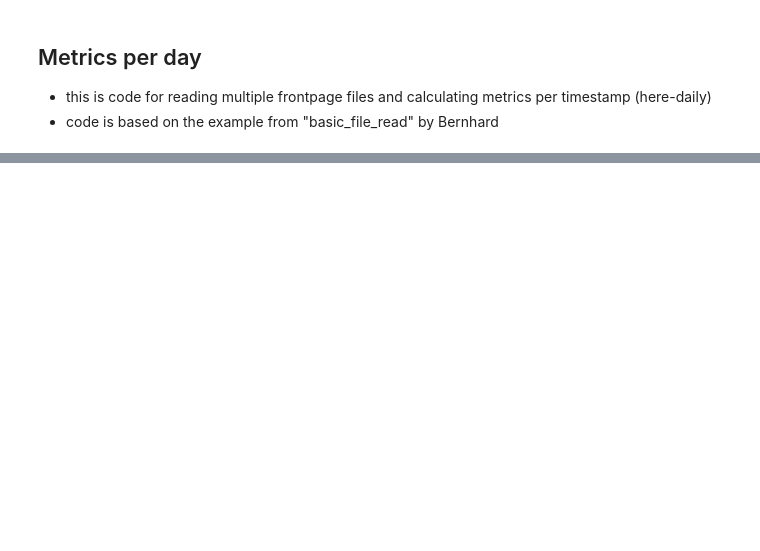
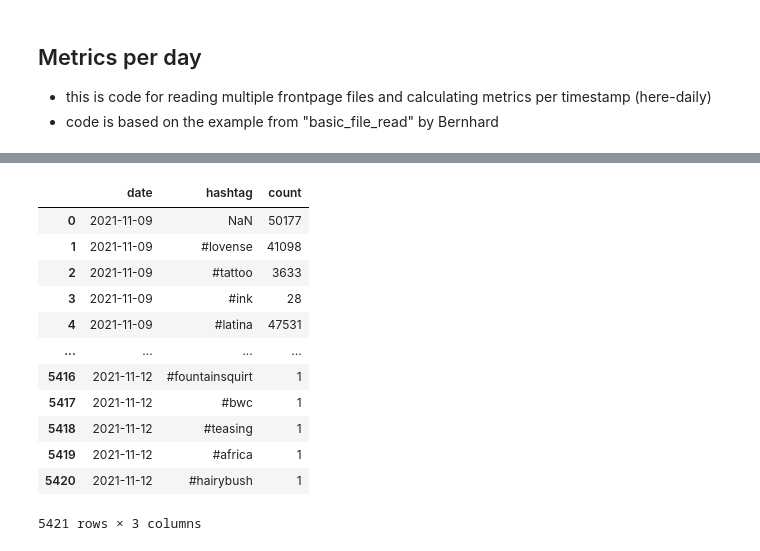
Before and after one commit to bernorieder/SexCams, a Jupyter notebook: timestamp_calc_day.ipynb, the cells around one changed output, grey strips where cells are left out. Saved outputs shown, nothing was run; the diff lists cells and outputs as text; code cells hidden in the pictures; blank space fills up the shorter version.

```diff
--- a/timestamp_calc_day.ipynb
+++ b/timestamp_calc_day.ipynb
@@ -39,16 +16,0 @@ for filename in sorted(csv_files):
-# %%
-daily_avgs = []
-
-# next step is to iterate over array to calculate daily averages
-for date in daily_counts:
-
-    daily_avg = 0
-    for x in daily_counts[date]:
-        daily_avg += x
-
-    daily_avg = daily_avg / len(daily_counts[date])
-
-    daily_avgs.append({'date':date,'avg':round(daily_avg)})
-
-df = pd.DataFrame.from_dict(daily_avgs)
-df.to_csv('daily_averages.csv',index=False)
@@ -54,0 +134,31 @@ df.to_csv('daily_averages.csv',index=False)
+# %%
+# here i make a file with the counted hashtags over time
+# FUTURE: not include all hashtags, but only those that are counted above a threshold?
+
+daily_tags_counted = []
+
+for date in daily_tags:  #iterating though every date
+    daily_counts = Counter(daily_tags[date]) #instead of having a list of all hashtags, this makes a dictionary with counts of each hashtag
+    #print(daily_counts)
+
+    for tag in daily_counts:
+        daily_tags_counted.append({"date": date, "hashtag": tag , "count": daily_counts[tag]})
+        #daily_tags_counted[date][tag] = daily_counts[tag]
+
+df = pd.DataFrame.from_dict(daily_tags_counted)
+df.to_csv('daily_hashtags.csv',index=False)
+df
+# %% [output]
+|  | date | hashtag | count |
+| 0 | 2021-11-09 | NaN | 50177 |
+| 1 | 2021-11-09 | #lovense | 41098 |
+| 2 | 2021-11-09 | #tattoo | 3633 |
+| 3 | 2021-11-09 | #ink | 28 |
+| 4 | 2021-11-09 | #latina | 47531 |
+| ... | ... | ... | ... |
+| 5416 | 2021-11-12 | #fountainsquirt | 1 |
+| 5417 | 2021-11-12 | #bwc | 1 |
+| 5418 | 2021-11-12 | #teasing | 1 |
+| 5419 | 2021-11-12 | #africa | 1 |
+| 5420 | 2021-11-12 | #hairybush | 1 |
+5421 rows × 3 columns
```
Also changed, not shown: parts of 8 cells of this notebook.
